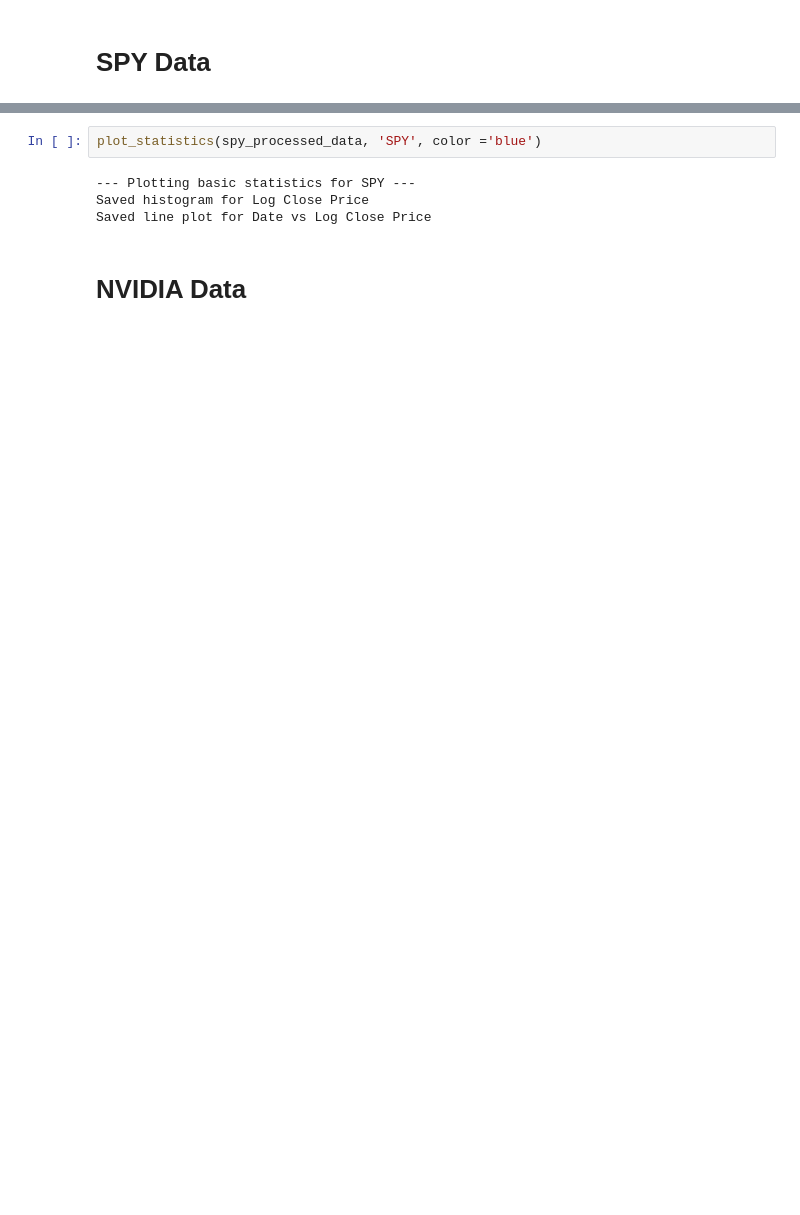
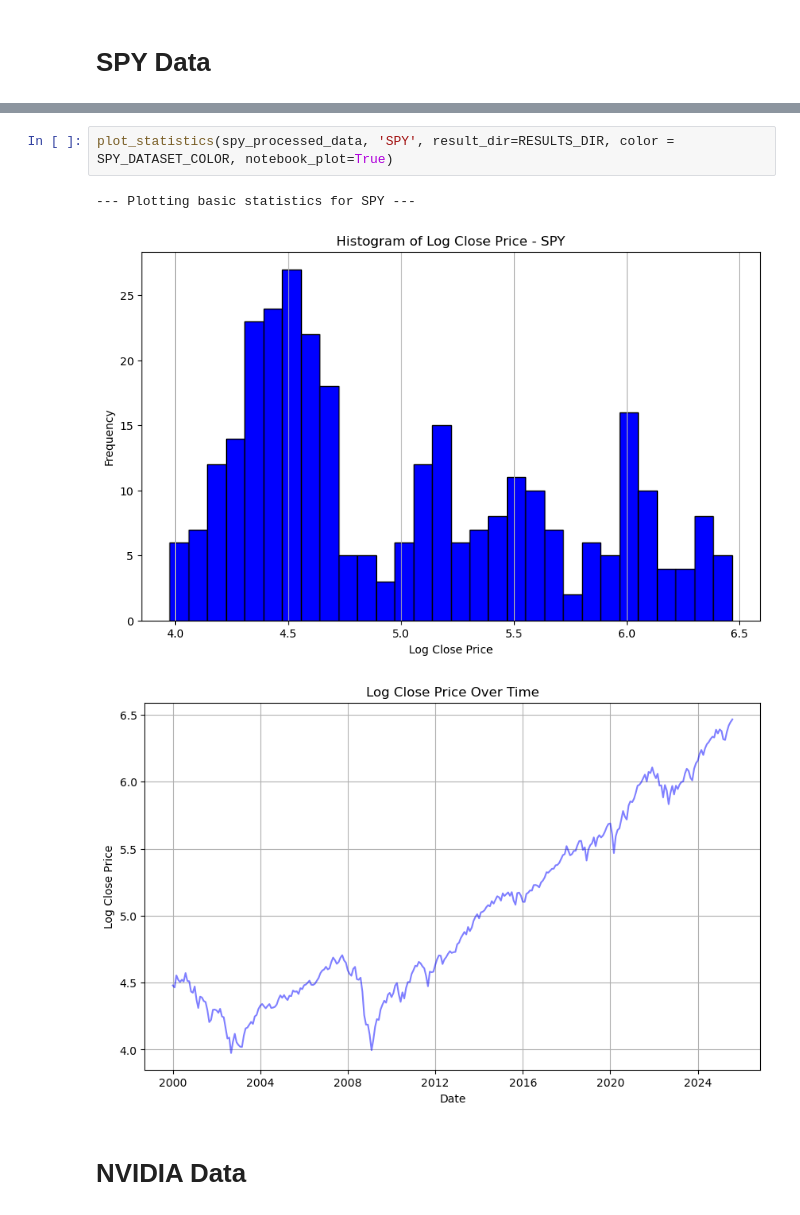
Before and after one commit to bwhong/bwhong-dsci510_fall2025_final_project, a Jupyter notebook: src/results.ipynb, the cells around one changed output, grey strips where cells are left out. Saved outputs shown, nothing was run; the diff lists cells and outputs as text; blank space fills up the shorter version.

```diff
--- a/src/results.ipynb
+++ b/src/results.ipynb
@@ -53,9 +51,9 @@ Processing SPY...
 # %%
-plot_statistics(spy_processed_data, 'SPY', color ='blue')
+plot_statistics(spy_processed_data, 'SPY', result_dir=RESULTS_DIR, color = SPY_DATASET_COLOR, notebook_plot=True)
 # %% [output]
 --- Plotting basic statistics for SPY ---
-Saved histogram for Log Close Price
-Saved line plot for Date vs Log Close Price
+[figure, added]
+[figure, added]
 # %% [markdown]
 # NVIDIA Data
 # %%
```
Also changed, not shown: parts of 18 cells of this notebook, 1 other file.
